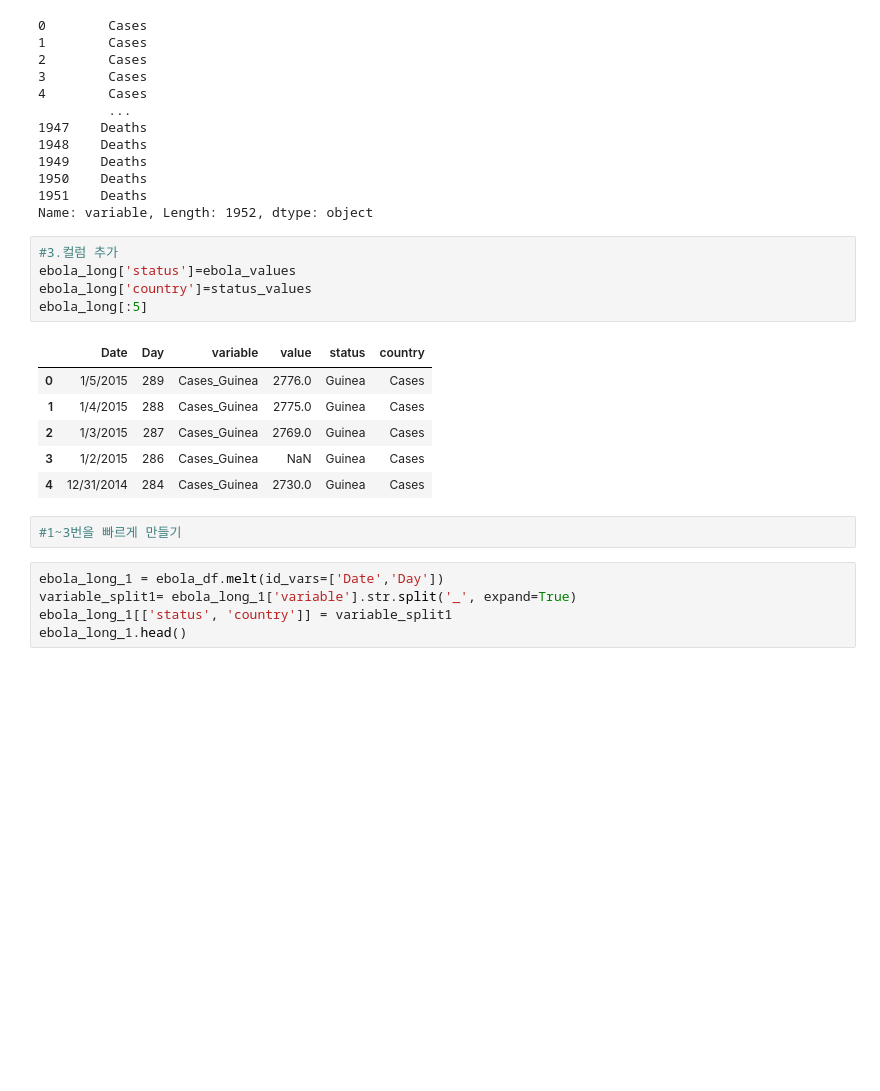
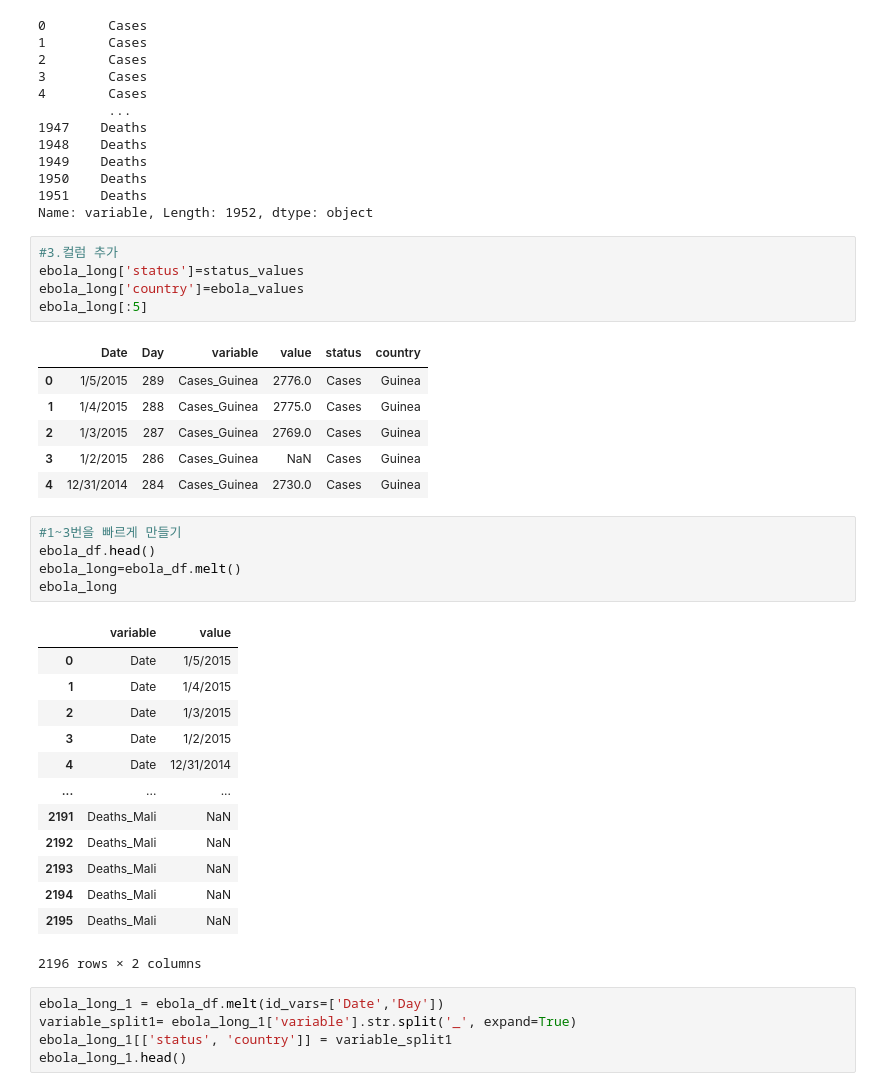
Before and after one commit to minsangggg/hipython_rep, a Jupyter notebook: Study/18.데이터전처리.ipynb, the cells around one changed output. Saved outputs shown, nothing was run; the diff lists cells and outputs as text; blank space fills up the shorter version.

```diff
--- a/Study/18.데이터전처리.ipynb
+++ b/Study/18.데이터전처리.ipynb
@@ -253,18 +251,35 @@ status_values
 Name: variable, Length: 1952, dtype: object
 # %%
 #3.컬럼 추가
-ebola_long['status']=ebola_values
-ebola_long['country']=status_values
+ebola_long['status']=status_values
+ebola_long['country']=ebola_values
 ebola_long[:5]
 # %% [output]
 |  | Date | Day | variable | value | status | country |
-| 0 | 1/5/2015 | 289 | Cases_Guinea | 2776.0 | Guinea | Cases |
-| 1 | 1/4/2015 | 288 | Cases_Guinea | 2775.0 | Guinea | Cases |
-| 2 | 1/3/2015 | 287 | Cases_Guinea | 2769.0 | Guinea | Cases |
-| 3 | 1/2/2015 | 286 | Cases_Guinea | NaN | Guinea | Cases |
-| 4 | 12/31/2014 | 284 | Cases_Guinea | 2730.0 | Guinea | Cases |
+| 0 | 1/5/2015 | 289 | Cases_Guinea | 2776.0 | Cases | Guinea |
+| 1 | 1/4/2015 | 288 | Cases_Guinea | 2775.0 | Cases | Guinea |
+| 2 | 1/3/2015 | 287 | Cases_Guinea | 2769.0 | Cases | Guinea |
+| 3 | 1/2/2015 | 286 | Cases_Guinea | NaN | Cases | Guinea |
+| 4 | 12/31/2014 | 284 | Cases_Guinea | 2730.0 | Cases | Guinea |
 # %%
 #1~3번을 빠르게 만들기
+ebola_df.head()
+ebola_long=ebola_df.melt()
+ebola_long
+# %% [output]
+|  | variable | value |
+| 0 | Date | 1/5/2015 |
+| 1 | Date | 1/4/2015 |
+| 2 | Date | 1/3/2015 |
+| 3 | Date | 1/2/2015 |
+| 4 | Date | 12/31/2014 |
+| ... | ... | ... |
+| 2191 | Deaths_Mali | NaN |
+| 2192 | Deaths_Mali | NaN |
+| 2193 | Deaths_Mali | NaN |
+| 2194 | Deaths_Mali | NaN |
+| 2195 | Deaths_Mali | NaN |
+2196 rows × 2 columns
 # %%
 ebola_long_1 = ebola_df.melt(id_vars=['Date','Day'])
 variable_split1= ebola_long_1['variable'].str.split('_', expand=True)
```
Also changed, not shown: parts of 9 cells of this notebook, 10 other files.
